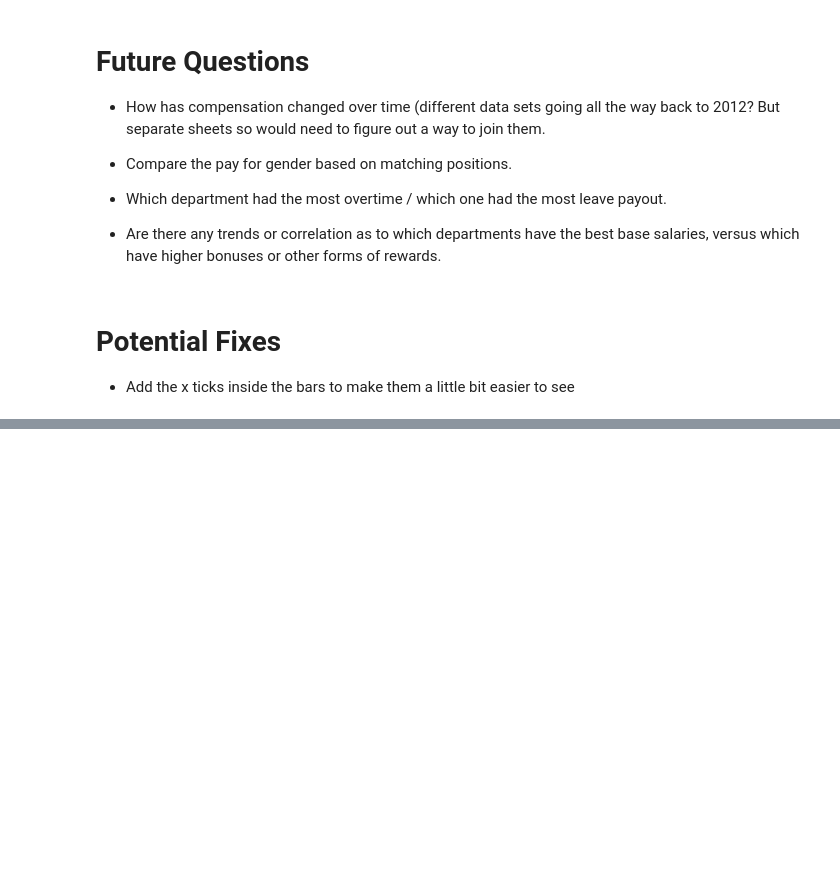
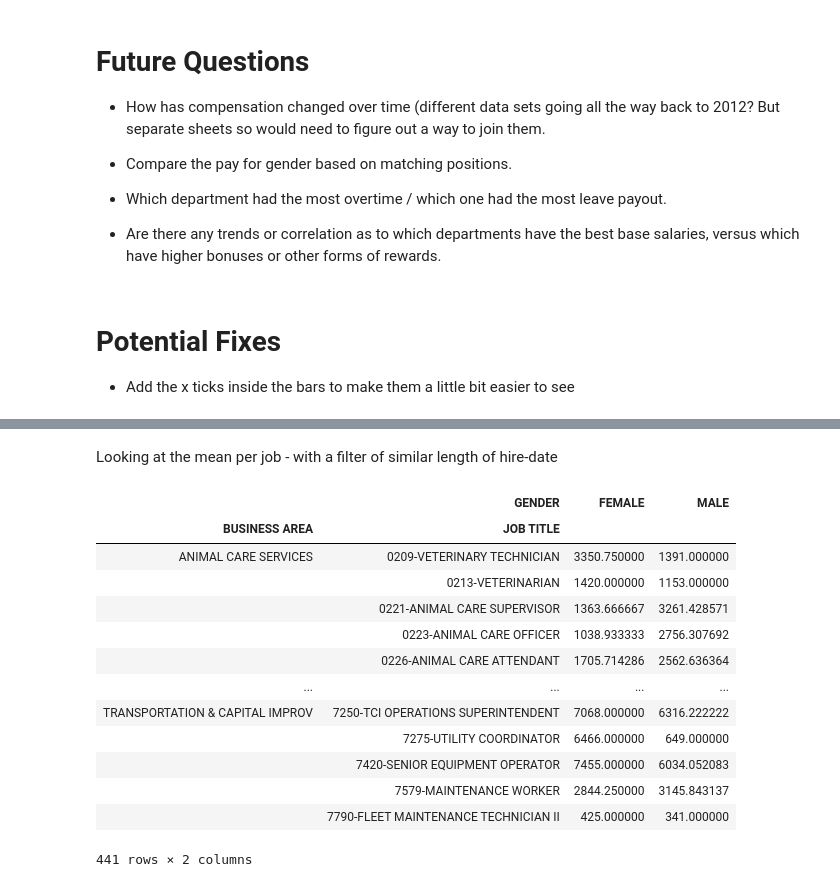
Before and after one commit to guedanie/SA-CITY-DATA, a Jupyter notebook: FY16_sa_city_compensation.ipynb, the cells around one changed output, grey strips where cells are left out. Cells and saved outputs as stored; diff of their text form; code cells hidden in the pictures; blank space fills up the shorter version.

Commit message:
Finished transforming the date data into the correct format

```diff
--- a/FY16_sa_city_compensation.ipynb
+++ b/FY16_sa_city_compensation.ipynb
@@ -85,4 +85,4 @@ EMPLOYEE SUBGROUP            11923 non-null object
 dtypes: datetime64[ns](1), float64(8), int64(1), object(8)
 memory usage: 1.6+ MB
 # %%
-city_data.assign(length_time = datetime.strptime(last_date, '%Y-%m-%d') - city_data["HIRE DATE1"])
+city_data = city_data.assign(length_time = datetime.strptime(last_date, '%Y-%m-%d') - city_data["HIRE DATE1"])
@@ -322,3 +307,28 @@ bottom_5
 city_data.head()
 # %%
 city_data[city_data["BUSINESS AREA"] == "NON DEPARTMENTAL"].pivot_table('FY16 TOTAL COMPENSATION9', ["BUSINESS AREA", "JOB TITLE"], "GENDER").dropna()
+# %% [markdown]
+Looking at the mean per job - with a filter of similar length of hire-date
+# %%
+city_data["legnth_time"] = city_data["length_time"]/ pd.Timedelta(1, unit='d')
+
+dates = city_data.pivot_table('legnth_time', ["BUSINESS AREA", "JOB TITLE"], "GENDER")
+
+dates = dates.dropna()
+# %%
+dates
+# %% [output]
+|  | GENDER | FEMALE | MALE |
+| BUSINESS AREA | JOB TITLE |  |  |
+| ANIMAL CARE SERVICES | 0209-VETERINARY TECHNICIAN | 3350.750000 | 1391.000000 |
+|  | 0213-VETERINARIAN | 1420.000000 | 1153.000000 |
+|  | 0221-ANIMAL CARE SUPERVISOR | 1363.666667 | 3261.428571 |
+|  | 0223-ANIMAL CARE OFFICER | 1038.933333 | 2756.307692 |
+|  | 0226-ANIMAL CARE ATTENDANT | 1705.714286 | 2562.636364 |
+| ... | ... | ... | ... |
+| TRANSPORTATION & CAPITAL IMPROV | 7250-TCI OPERATIONS SUPERINTENDENT | 7068.000000 | 6316.222222 |
+|  | 7275-UTILITY COORDINATOR | 6466.000000 | 649.000000 |
+|  | 7420-SENIOR EQUIPMENT OPERATOR | 7455.000000 | 6034.052083 |
+|  | 7579-MAINTENANCE WORKER | 2844.250000 | 3145.843137 |
+|  | 7790-FLEET MAINTENANCE TECHNICIAN II | 425.000000 | 341.000000 |
+441 rows × 2 columns
```
Also changed, not shown: parts of 6 cells of this notebook.
